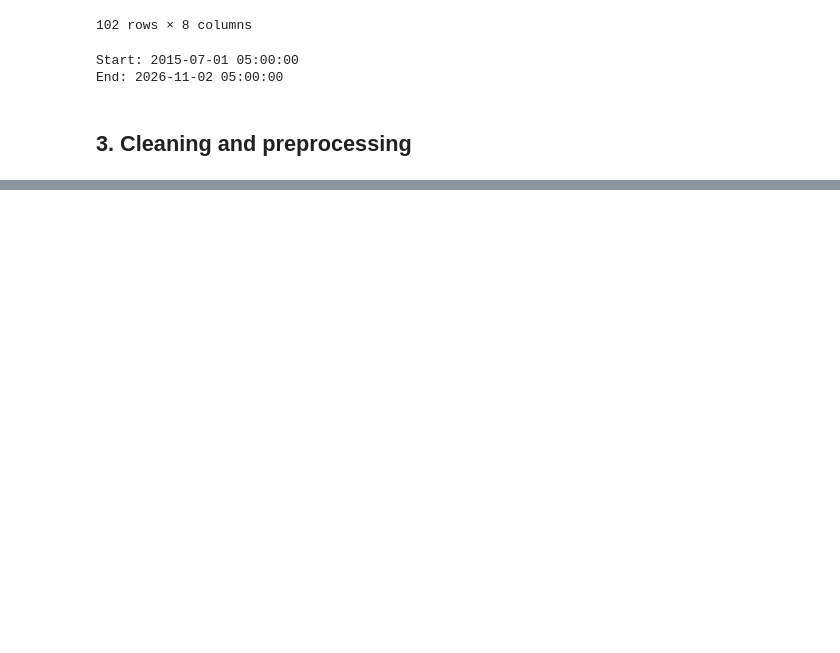
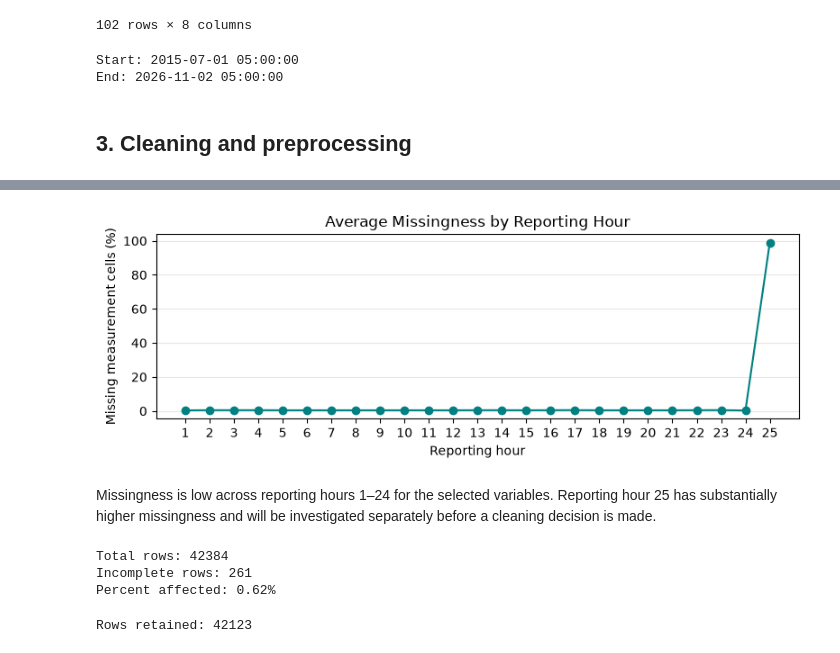
Before and after one commit to refreshminht/ac209a_low_carbon_computing, a Jupyter notebook: notebooks/01_data_cleaning.ipynb, the cells around one changed output, grey strips where cells are left out. Saved outputs shown, nothing was run; the diff lists cells and outputs as text; code cells hidden in the pictures; blank space fills up the shorter version.

Commit message:
adding more cleaning

```diff
--- a/notebooks/01_data_cleaning.ipynb
+++ b/notebooks/01_data_cleaning.ipynb
@@ -176,0 +277,39 @@ CO2 Emissions Intensity for Consumed Electricity
+# %%
+#excluding timestamps and the hour label
+measurement_cols = pjm_selected.columns.drop(["UTC time", "Local date", "Hour"])
+
+# Average missing percentage across measurements at each hour
+missing_by_hour_avg = (pjm_selected[measurement_cols].isna().groupby(pjm_selected["Hour"]).mean().mean(axis=1) * 100)
+
+plt.figure(figsize=(8, 3))
+plt.plot(missing_by_hour_avg.index, missing_by_hour_avg.values, marker="o", color="teal")
+
+plt.title("Average Missingness by Reporting Hour")
+plt.xlabel("Reporting hour")
+plt.ylabel("Missing measurement cells (%)")
+plt.xticks(missing_by_hour_avg.index)
+plt.grid(axis="y", alpha=0.3)
+plt.tight_layout()
+plt.show()
+# %% [output]
+[figure, added]
+# %% [markdown]
+Missingness is low across reporting hours 1–24 for the selected variables. Reporting hour 25 has substantially higher missingness and will be investigated separately before a cleaning decision is made.
+# %%
+incomplete = pjm_selected[measurement_cols].isna().any(axis=1)
+
+print("Total rows:", len(pjm_selected))
+print("Incomplete rows:", incomplete.sum())
+print(f"Percent affected: {incomplete.mean() * 100:.2f}%")
+# %% [output]
+Total rows: 42384
+Incomplete rows: 261
+Percent affected: 0.62%
+# %%
+pjm_complete = pjm_selected.dropna(
+    subset=measurement_cols
+).copy()
+
+print("Rows retained:", len(pjm_complete))
+# %% [output]
+Rows retained: 42123
```
Also changed, not shown: parts of 17 cells of this notebook.
